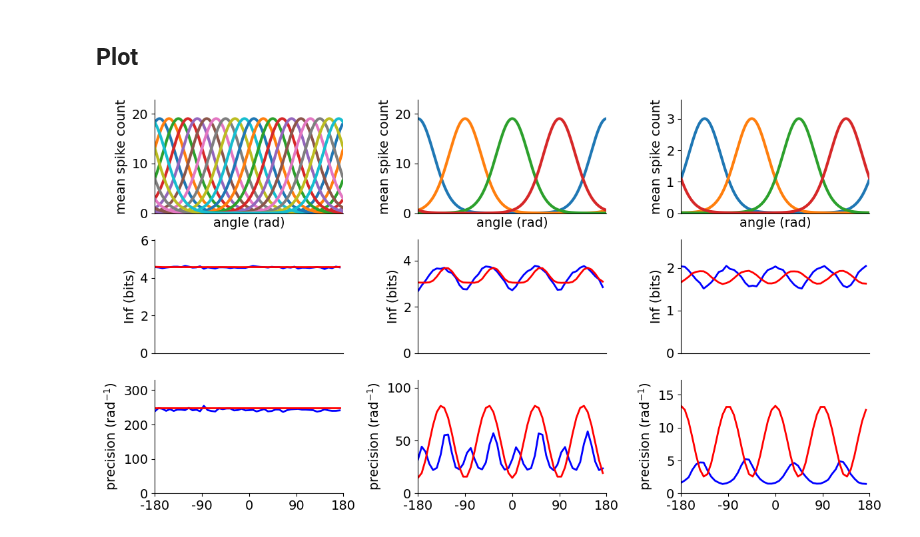
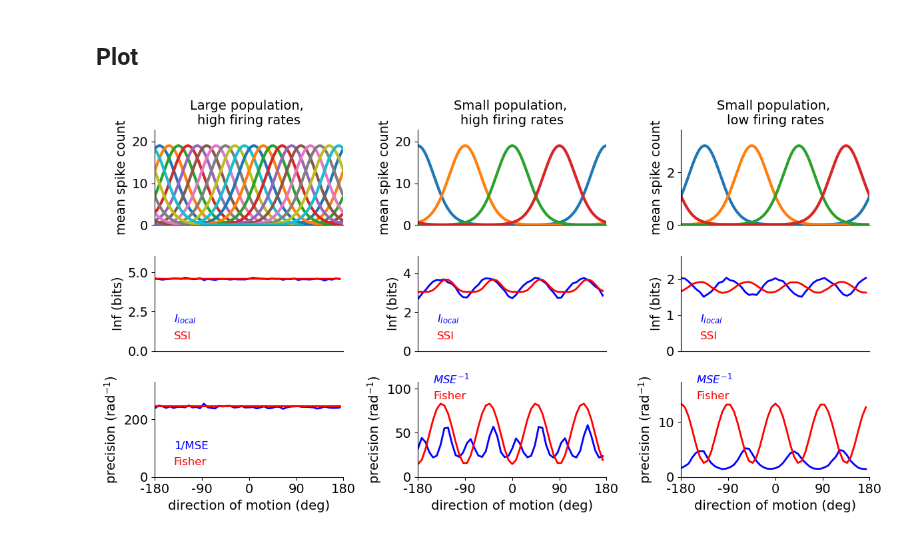
Before and after one commit to steevelaquitaine/fisher-info-limits, a Jupyter notebook: notebooks/study/9_ilocal_1D_tuning_v2.ipynb, the cells around one changed output. Drawn from its saved outputs; the diff is of its cells as text; code cells hidden in the pictures.

```diff
--- a/notebooks/study/9_ilocal_1D_tuning_v2.ipynb
+++ b/notebooks/study/9_ilocal_1D_tuning_v2.ipynb
@@ -370,6 +370,9 @@ Wall time: 25min 7s
 # %% [markdown]
 ## Plot
 # %%
+# setup params
+legend = {'frameon': False, 'fontsize': 12}
+
 # setup figure
 fig, axes = plt.subplots(3,3, figsize=(12, 6.5))
 
@@ -380,17 +383,18 @@ ax = axes[0,0]
 ax.plot(x.flatten(), x_rates_n20_high.T, linewidth=3)
 # formatting
 ax.set_ylabel('mean spike count', fontsize=14)
-ax.set_xlabel('angle (rad)', fontsize=14)
 ax.set_xlim([-np.pi, np.pi])
 ax.set_ylim([0, 1.2 * np.max(x_rates_n20_high)])
 ax.tick_params(labelsize=14)
 ax.spines['top'].set_visible(False)
 ax.spines['right'].set_visible(False)
 ax.set_xticks([])
+ax.legend(handlelength = 0, labelcolor = 'linecolor', **legend)
+ax.set_title('Large population, \nhigh firing rates', fontsize=14)
 
 # Information
 ax = axes[1,0]
-ax.plot(xplot.flatten(), Ilocal_n20_high.flatten()/np.log(2), 'b', linewidth=2, label='I_local')
+ax.plot(xplot.flatten(), Ilocal_n20_high.flatten()/np.log(2), 'b', linewidth=2, label='$I_{local}$')
 ax.plot(xplot.flatten(), ssi_n20_high.flatten()/np.log(2), 'r-', linewidth=2, label='SSI')
 # formatting
 ax.set_ylabel('Inf (bits)', fontsize=14)
@@ -400,6 +404,7 @@ ax.tick_params(labelsize=14)
 ax.spines['top'].set_visible(False)
 ax.spines['right'].set_visible(False)
 ax.set_xticks([])
+ax.legend(handlelength = 0, labelcolor = 'linecolor', **legend)
 
 # Precision
 ax = axes[2,0]
@@ -416,6 +421,8 @@ xtick_positions = np.linspace(-np.pi, np.pi, 5)
 xtick_labels = np.linspace(-np.pi, np.pi, 5) * 180 / np.pi
 ax.set_xticks(xtick_positions)
 ax.set_xticklabels([f'{label:.0f}' for label in xtick_labels])
+ax.legend(handlelength = 0, labelcolor = 'linecolor', **legend)
+ax.set_xlabel('direction of motion (deg)', fontsize=14)
 
 
 # 4 neurons with high firing rate -------------------------------------------------------
@@ -425,17 +432,18 @@ ax = axes[0,1]
 ax.plot(x.flatten(), x_rates_n4_high.T, linewidth=3)
 # formatting
 ax.set_ylabel('mean spike count', fontsize=14)
-ax.set_xlabel('angle (rad)', fontsize=14)
 ax.set_xlim([-np.pi, np.pi])
 ax.set_ylim([0, 1.2 * np.max(x_rates_n4_high)])
 ax.tick_params(labelsize=14)
 ax.spines['top'].set_visible(False)
 ax.spines['right'].set_visible(False)
 ax.set_xticks([])
+ax.legend(handlelength = 0, labelcolor = 'linecolor', **legend)
+ax.set_title('Small population, \nhigh firing rates', fontsize=14)
 
 # Information
 ax = axes[1,1]
-ax.plot(xplot.flatten(), Ilocal_n4_high.flatten()/np.log(2), 'b', linewidth=2, label='I_local')
+ax.plot(xplot.flatten(), Ilocal_n4_high.flatten()/np.log(2), 'b', linewidth=2, label='$I_{local}$')
 ax.plot(xplot.flatten(), ssi_n4_high.flatten()/np.log(2), 'r-', linewidth=2, label='SSI')
 # formatting
 ax.set_ylabel('Inf (bits)', fontsize=14)
@@ -445,10 +453,11 @@ ax.tick_params(labelsize=14)
 ax.spines['top'].set_visible(False)
 ax.spines['right'].set_visible(False)
 ax.set_xticks([])
+ax.legend(handlelength = 0, labelcolor = 'linecolor', **legend)
 
 # Precision
 ax = axes[2,1]
-ax.plot(xplot.flatten(), 1/(mse_n4_high.flatten() + np.finfo(float).eps), 'b-', linewidth=2, label='1/MSE')
+ax.plot(xplot.flatten(), 1/(mse_n4_high.flatten() + np.finfo(float).eps), 'b-', linewidth=2, label='$MSE^{-1}$')
 ax.plot(xplot.flatten(), fisher_info_n4_high, 'r-', linewidth=2, label='Fisher')
 # formatting
 ax.set_ylabel('precision (rad$^{-1}$)', fontsize=14)
@@ -461,7 +470,8 @@ xtick_positions = np.linspace(-np.pi, np.pi, 5)
 xtick_labels = np.linspace(-np.pi, np.pi, 5) * 180 / np.pi
 ax.set_xticks(xtick_positions)
 ax.set_xticklabels([f'{label:.0f}' for label in xtick_labels])
-
+ax.legend(handlelength = 0, labelcolor = 'linecolor', **legend, loc=(0.01, 0.75))
+ax.set_xlabel('direction of motion (deg)', fontsize=14)
 
 # 4 neurons with low firing rate -------------------------------------------------------
 
@@ -470,49 +480,54 @@ ax = axes[0,2]
 ax.plot(x.flatten(), x_rates_n4_low.T, linewidth=3)
 # formatting
 ax.set_ylabel('mean spike count', fontsize=14)
-ax.set_xlabel('angle (rad)', fontsize=14)
 ax.set_xlim([-np.pi, np.pi])
 ax.set_ylim([0, 1.2 * np.max(x_rates_n4_low)])
 ax.tick_params(labelsize=14)
 ax.spines['top'].set_visible(False)
 ax.spines['right'].set_visible(False)
 ax.set_xticks([])
+ax.legend(handlelength = 0, labelcolor = 'linecolor', **legend)
+ax.set_title('Small population, \nlow firing rates', fontsize=14)
 
 # Information
 ax = axes[1,2]
-ax.plot(xplot.flatten(), Ilocal_n4_low.flatten()/np.log(2), 'b', linewidth=2, label='I_local')
+ax.plot(xplot.flatten(), Ilocal_n4_low.flatten()/np.log(2), 'b', linewidth=2, label='$I_{local}$')
 ax.plot(xplot.flatten(), ssi_n4_low.flatten()/np.log(2), 'r-', linewidth=2, label='SSI')
+ax.legend(**legend)
 
 # formatting
 ax.set_ylabel('Inf (bits)', fontsize=14)
 ax.set_ylim([0, 1.3 * np.max(Ilocal_n4_low)/np.log(2)])
 ax.set_xlim([-np.pi, np.pi])
 ax.tick_params(labelsize=14)
 ax.spines['top'].set_visible(False)
 ax.spines['right'].set_visible(False)
 ax.set_xticks([])
+ax.legend(handlelength = 0, labelcolor = 'linecolor', **legend)
 
 # Precision
 ax = axes[2,2]
-ax.plot(xplot.flatten(), 1/(mse_n4_low.flatten() + np.finfo(float).eps), 'b-', linewidth=2, label='1/MSE')
+ax.plot(xplot.flatten(), 1/(mse_n4_low.flatten() + np.finfo(float).eps), 'b-', linewidth=2, label='$MSE^{-1}$')
 ax.plot(xplot.flatten(), fisher_info_n4_low, 'r-', linewidth=2, label='Fisher')
 # formatting
 ax.set_ylabel('precision (rad$^{-1}$)', fontsize=14)
 ax.set_ylim([0, 1.3 * np.max([np.max(fisher_info_n4_low), np.max(1./(mse_n4_low + np.finfo(float).eps))])])
 ax.set_xlim([-np.pi, np.pi])
 ax.tick_params(labelsize=14)
 ax.spines['top'].set_visible(False)
 ax.spines['right'].set_visible(False)
 xtick_positions = np.linspace(-np.pi, np.pi, 5)
 xtick_labels = np.linspace(-np.pi, np.pi, 5) * 180 / np.pi
 ax.set_xticks(xtick_positions)
 ax.set_xticklabels([f'{label:.0f}' for label in xtick_labels])
+ax.legend(handlelength = 0, labelcolor = 'linecolor', **legend, loc=(0.01, 0.75))
+ax.set_xlabel('direction of motion (deg)', fontsize=14)
 
 # formatting
 plt.tight_layout()
 
 # save figure
 plt.savefig('figures/fig1_v2.svg', dpi=300, bbox_inches='tight', transparent=True)
 plt.savefig('figures/fig1_v2.pdf', dpi=300, bbox_inches='tight', transparent=True)
 # %% [output]
-[figure, old version]
+[figure, new version]
```
Also changed, not shown: 2 other files.
